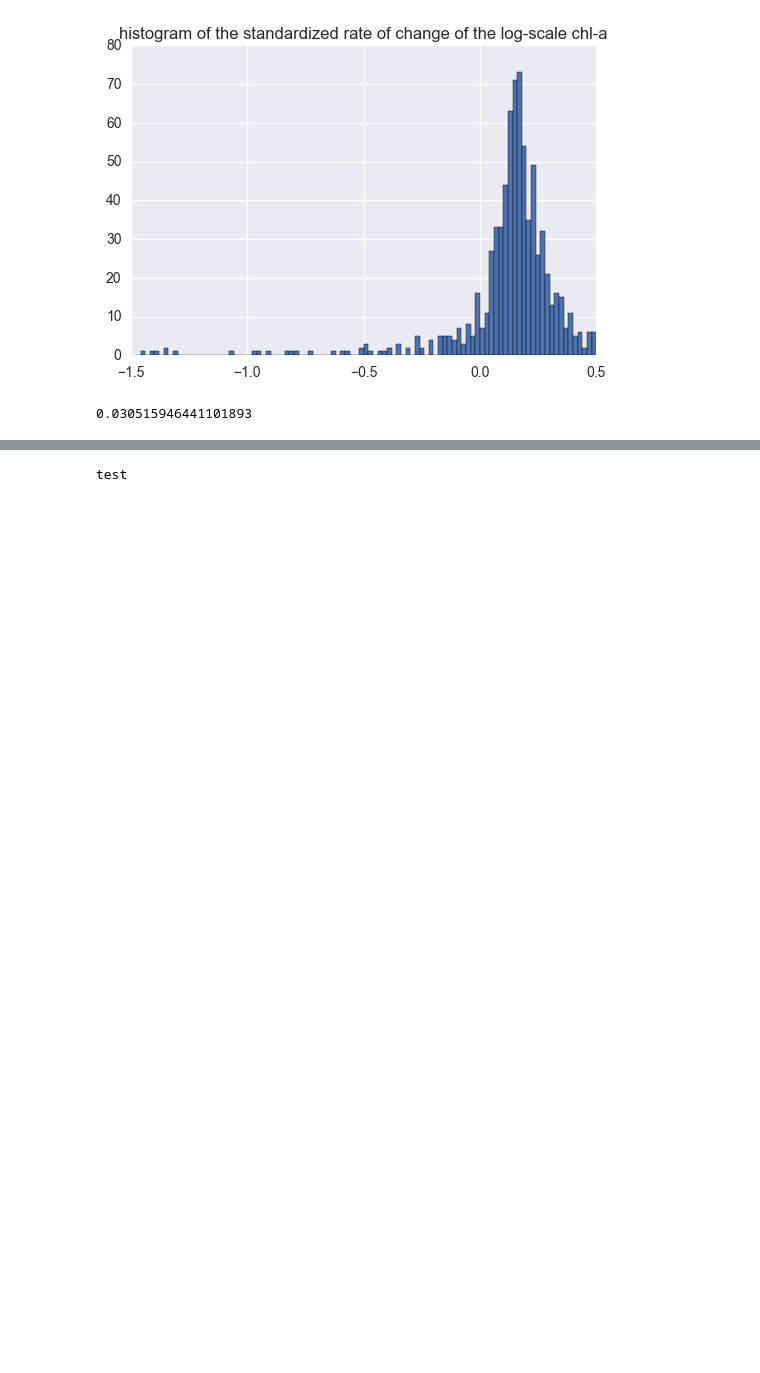
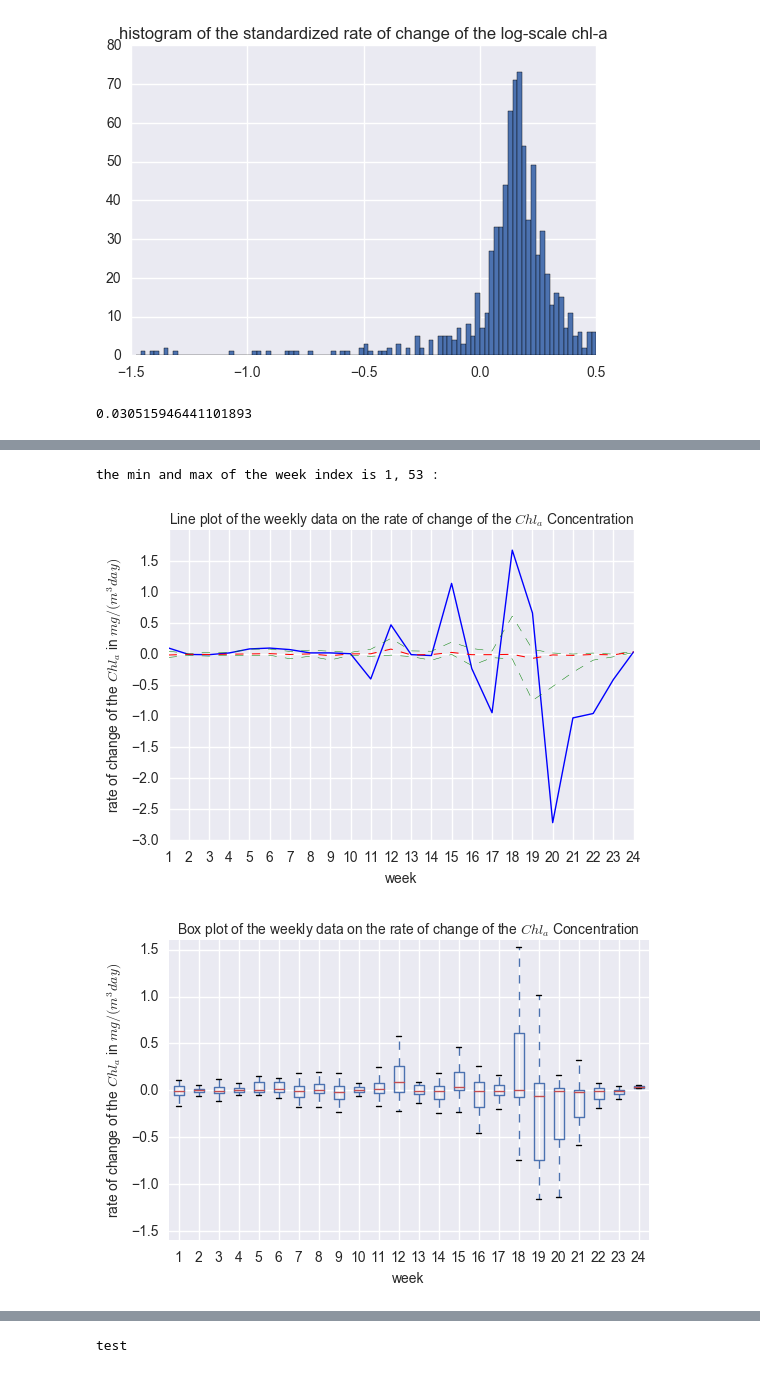
Before and after one commit to vyan2000/ocml-public, a Jupyter notebook: roc_to_rocLogE_New.ipynb, the cells around one changed output, grey strips where cells are left out. Saved outputs shown, nothing was run; the diff lists cells and outputs as text; code cells hidden in the pictures; blank space fills up the shorter version.

```diff
--- a/roc_to_rocLogE_New.ipynb
+++ b/roc_to_rocLogE_New.ipynb
@@ -213 +221,61 @@ Nov-01-01 is week 13
+# %%
+##### weekly plot on the Lagrangian rate of change of the chl-a
+#sns.set(style="white")
+#sns.set(color_codes=True)
+
+###
+# Approach 1 depreciated
+#grouped = df_timed.chl_rate.groupby(df_timed.index.week)
+#grouped.plot.box()
+
+###
+# Approach 2
+# prepare data  a. use index or columns to group
+
+###
+# select the corresponding weeks, prepare the data
+df_timed = df_chl_out_3.set_index('time')
+df_timed['week'] = df_timed.index.week
+
+mask_NovMar = (df_timed.week<=14) | (df_timed.week >=44)
+df_timed_NovMar = df_timed[mask_NovMar]
+#df_timed_NovMar.head()
+
+# now rotate the index to make Nov-01-01 the first month
+print('the min and max of the week index is %d, %d :' % (df_timed_NovMar.week.min(), df_timed_NovMar.week.max()) )
+# make the 44th week the 1st week
+df_timed_NovMar['week_rotate'] = (df_timed_NovMar.week + 10 ) % 53
+df_timed_NovMar.week_rotate.describe() # now from 1 to 24
+
+
+axes1=df_timed_NovMar.groupby(['week_rotate'])['chl_rate'].mean().plot(linestyle="-",color='b', linewidth=1)
+df_timed_NovMar.groupby(['week_rotate'])['chl_rate'].quantile(.75).plot(linestyle="--",color='g', linewidth=0.35)
+df_timed_NovMar.groupby(['week_rotate'])['chl_rate'].quantile(.50).plot(linestyle="--",color='r', linewidth=0.75)
+df_timed_NovMar.groupby(['week_rotate'])['chl_rate'].quantile(.25).plot(linestyle="--",color='g', linewidth=0.35)
+axes1.set_ylim(-3,2)
+axes1.set_title("Line plot of the weekly data on the rate of change of the $Chl_a$ Concentration",  fontsize=10)
+plt.xlabel('week', fontsize=10)
+plt.ylabel('rate of change of the $Chl_a$ in $mg/(m^3 day)$', fontsize=10)
+plt.yticks(np.arange(-3, 2, 0.5))
+plt.xticks(np.arange(1, 25, 1))
+plt.show()
+
+
+# http://pandas.pydata.org/pandas-docs/version/0.19.1/visualization.html
+#http://blog.bharatbhole.com/creating-boxplots-with-matplotlib/
+axes2 = df_timed_NovMar.boxplot(column='chl_rate', by='week_rotate')
+plt.suptitle("") # equivalent
+axes2.set_ylim(-1.6,1.6)
+axes2.set_title("Box plot of the weekly data on the rate of change of the $Chl_a$ Concentration",  fontsize=10)
+plt.xlabel('week', fontsize=10)
+plt.ylabel('rate of change of the $Chl_a$ in $mg/(m^3 day)$', fontsize=10)
+plt.show()
+
+# the rate of change is slower on the regular scale
+
+#matplotlib.pyplot.close("all")
+# %% [output]
+the min and max of the week index is 1, 53 :
+[figure, added]
+[figure, added]
 # %%
```
Also changed, not shown: parts of 7 cells of this notebook.
